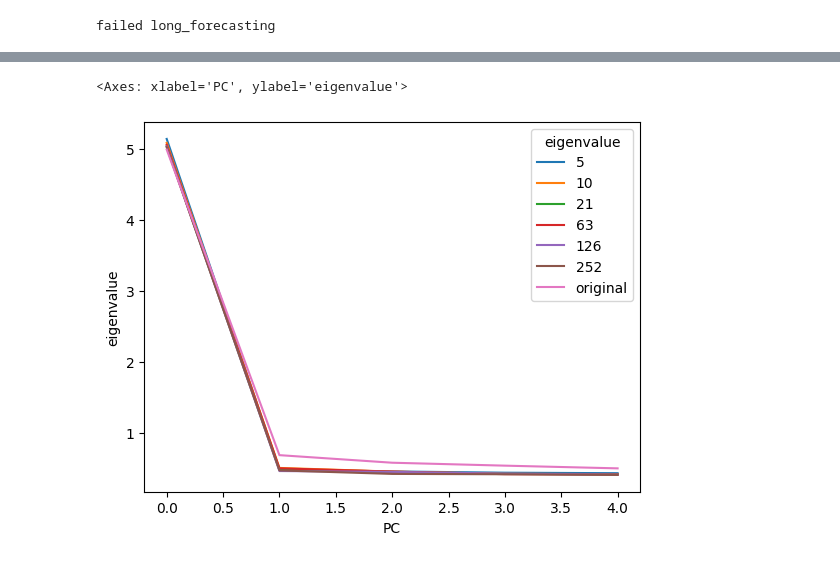
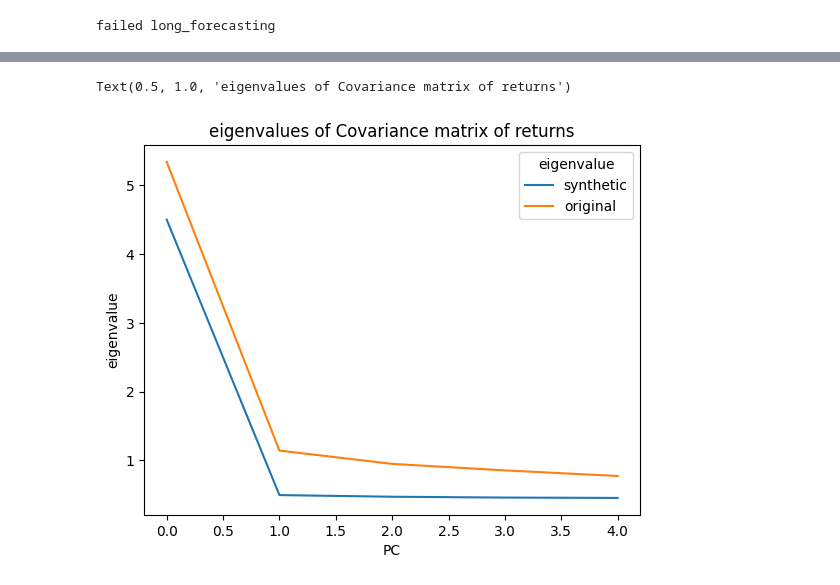
Before and after one commit to nabz78350/mlseminar, a Jupyter notebook: plots.ipynb, the cells around one changed output, grey strips where cells are left out. Drawn from its saved outputs; the diff is of its cells as text; code cells hidden in the pictures.

```diff
--- a/plots.ipynb
+++ b/plots.ipynb
@@ -43,7 +43,9 @@ df_orig = df_orig['Ret'].unstack().T
 # %% [output]
 failed long_forecasting
 # %%
+SCALER = 'standardscaler'
 sc_loaded = joblib.load('results/'+SCALER+'.save')
 original_data = pd.DataFrame(sc_loaded.inverse_transform(df_orig.T).T,columns = df_orig.columns, index = df_orig.index)
 original_data
 N_OBS = original_data.shape[0]
+N_OBS
@@ -74,10 +75,12 @@ def get_synth_data(original_data:pd.DataFrame,scaler,parameter:str = 'SEQ_LEN',p
     path = os.path.join(os.getcwd(),'results','DDPM',parameter,str(parameter_value))
     path_samples = os.path.join(path,'samples.npy')
     samples = np.load(path_samples)
+    print(samples.shape)
     selected_samples = samples
     reshaped_samples = selected_samples.reshape(-1, selected_samples.shape[-1])
     synth_data = pd.DataFrame(reshaped_samples)
-    synth_data = sample_sequence(synth_data,N_OBS,parameter_value)
+    seq_len = parameter_value if parameter =='SEQ_LEN' else 21
+    synth_data = sample_sequence(synth_data,N_OBS,seq_len)
 
     synth_data_rescaled = pd.DataFrame(scaler.inverse_transform(synth_data.T).T,columns = original_data.columns,
                                     index = original_data.index)
@@ -97,3 +107,13 @@ cmpr = pd.concat([synth_5.stack(),
             synth_126.stack(),
             synth_252.stack(),
             original_data.stack()],axis=1,keys = [5,10,21,63,126,252,'original'])
+
+cmpr = pd.concat([
+            synth_252.stack(),
+            original_data.stack()],axis=1,keys = ['synthetic','original'])
+
+# cmpr = pd.concat([synth_1.stack(),
+#             synth_2.stack(),
+#             synth_4.stack(),
+#             synth_8.stack(),
+#             original_data.stack()],axis=1,keys = [1,2,4,8,'original'])
@@ -163,5 +200,6 @@ eigenvalues.columns.name = 'eigenvalue'
 # %%
 eigenvalues.plot(ylabel='eigenvalue')
+plt.title('eigenvalues of Covariance matrix of returns')
 # %% [output]
-<Axes: xlabel='PC', ylabel='eigenvalue'>
+Text(0.5, 1.0, 'eigenvalues of Covariance matrix of returns')
-[figure, old version]
+[figure, new version]
```
Also changed, not shown: parts of 24 cells of this notebook, 27 other files.
